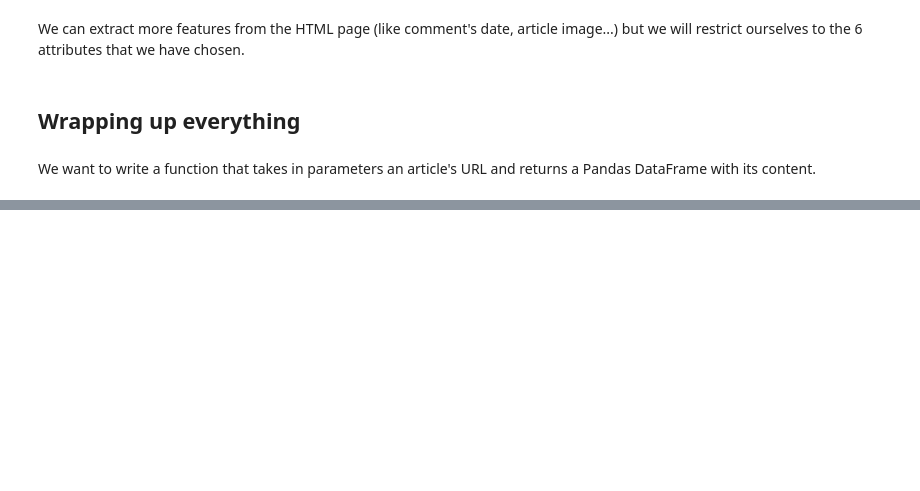
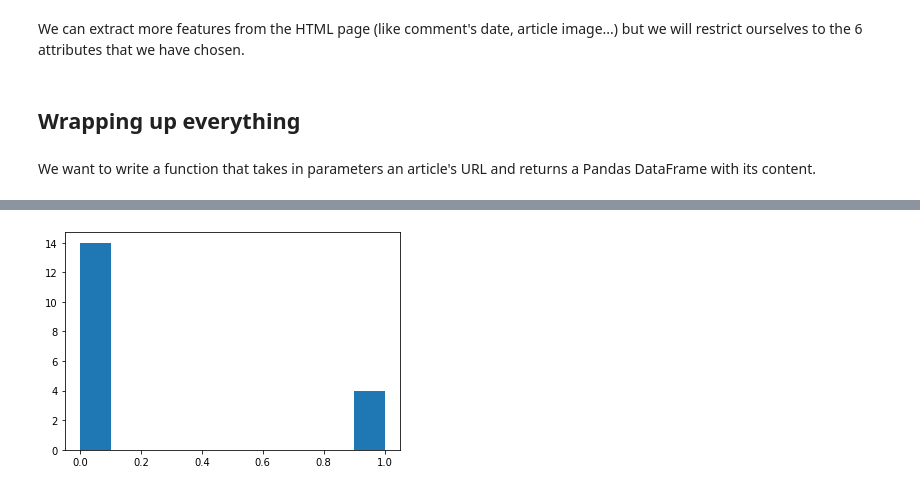
Before and after one commit to Rayryu/Should-I-read-this-hespress-article, a Jupyter notebook: Should_I_read_this_Hespress_article.ipynb, the cells around one changed output, grey strips where cells are left out. Saved outputs shown, nothing was run; the diff lists cells and outputs as text; code cells hidden in the pictures; blank space fills up the shorter version.

```diff
--- a/Should_I_read_this_Hespress_article.ipynb
+++ b/Should_I_read_this_Hespress_article.ipynb
@@ -202,0 +328,5 @@ data.head()
+# %%
+model = LogisticRegression(C=1, penalty='l2')
+model.fit(X_train_tfv, y_train)
+
+model.score(X_train_tfv, y_train)
@@ -202,0 +343,4 @@ data.head()
+# %%
+URL = "https://www.hespress.com/sciences-nature/467266.html"
+data = extract_data(URL)
+data.head()
@@ -202,0 +354,6 @@ data.head()
+# %%
+comments = data.comment
+cleaned_comments = comments.map(lambda x: clean_text(x))
+comments_tfv = tfv.transform(cleaned_comments)
+# %%
+predictions = model.predict(comments_tfv)
@@ -202,0 +383,4 @@ data.head()
+# %%
+_ = plt.hist(predictions)
+# %% [output]
+[figure, added]
```
Also changed, not shown: parts of 40 cells of this notebook.
